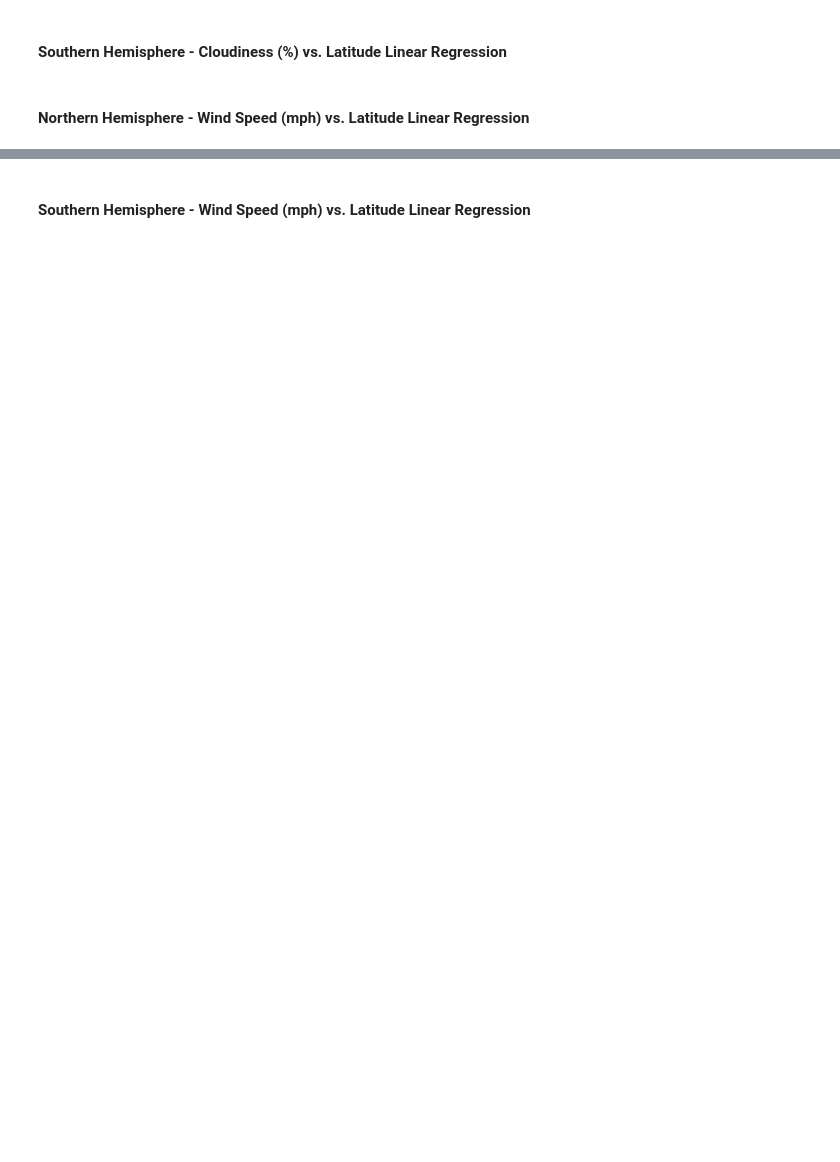
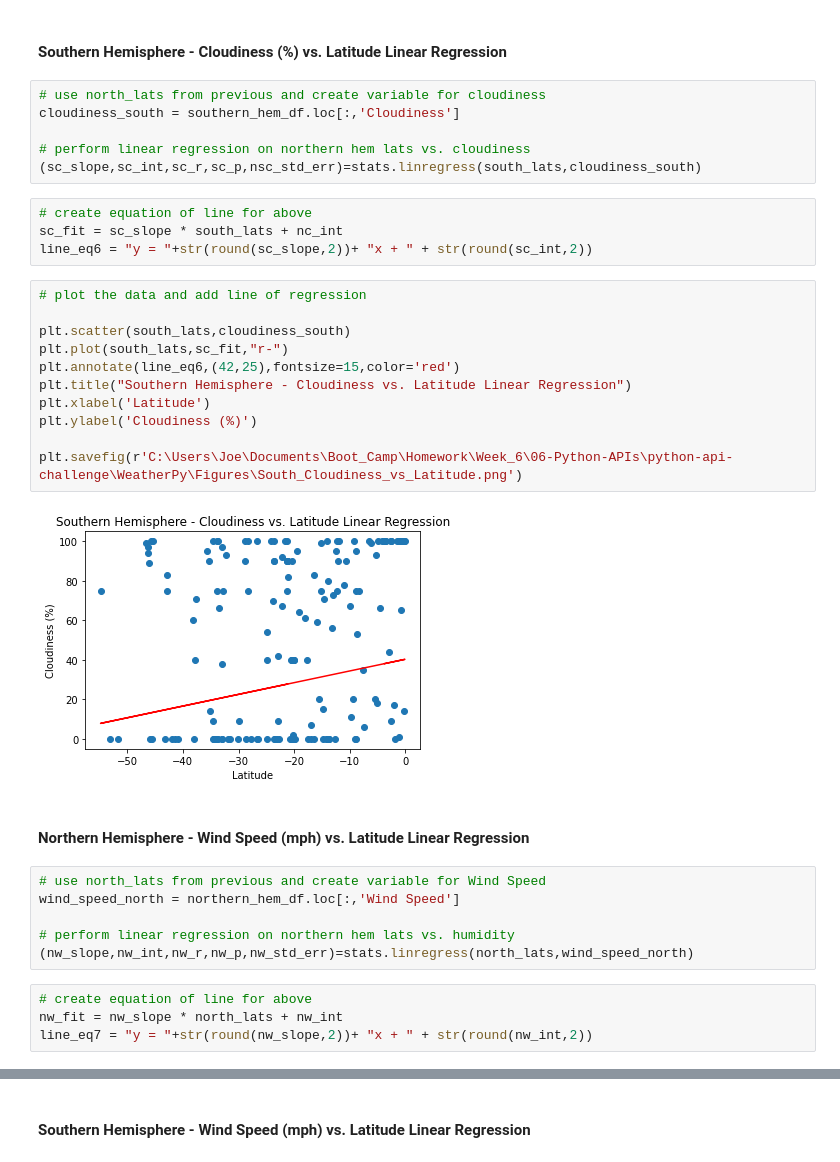
Before and after one commit to joe-m-2020/python-api-challenge, a Jupyter notebook: WeatherPy/WeatherPy.ipynb, the cells around one changed output, grey strips where cells are left out. Cells and saved outputs as stored; diff of their text form; blank space fills up the shorter version.

```diff
--- a/WeatherPy/WeatherPy.ipynb
+++ b/WeatherPy/WeatherPy.ipynb
@@ -335,4 +360,37 @@ plt.savefig(r'C:\Users\Joe\Documents\Boot_Camp\Homework\Week_6\06-Python-APIs\py
 # %% [markdown]
 ####  Southern Hemisphere - Cloudiness (%) vs. Latitude Linear Regression
+# %%
+# use north_lats from previous and create variable for cloudiness
+cloudiness_south = southern_hem_df.loc[:,'Cloudiness']
+
+# perform linear regression on northern hem lats vs. cloudiness
+(sc_slope,sc_int,sc_r,sc_p,nsc_std_err)=stats.linregress(south_lats,cloudiness_south)
+# %%
+# create equation of line for above
+sc_fit = sc_slope * south_lats + nc_int
+line_eq6 = "y = "+str(round(sc_slope,2))+ "x + " + str(round(sc_int,2))
+# %%
+# plot the data and add line of regression
+
+plt.scatter(south_lats,cloudiness_south)
+plt.plot(south_lats,sc_fit,"r-")
+plt.annotate(line_eq6,(42,25),fontsize=15,color='red')
+plt.title("Southern Hemisphere - Cloudiness vs. Latitude Linear Regression")
+plt.xlabel('Latitude')
+plt.ylabel('Cloudiness (%)')
+
+plt.savefig(r'C:\Users\Joe\Documents\Boot_Camp\Homework\Week_6\06-Python-APIs\python-api-challenge\WeatherPy\Figures\South_Cloudiness_vs_Latitude.png')
+# %% [output]
+[figure, added]
 # %% [markdown]
 ####  Northern Hemisphere - Wind Speed (mph) vs. Latitude Linear Regression
+# %%
+# use north_lats from previous and create variable for Wind Speed
+wind_speed_north = northern_hem_df.loc[:,'Wind Speed']
+
+# perform linear regression on northern hem lats vs. humidity
+(nw_slope,nw_int,nw_r,nw_p,nw_std_err)=stats.linregress(north_lats,wind_speed_north)
+# %%
+# create equation of line for above
+nw_fit = nw_slope * north_lats + nw_int
+line_eq7 = "y = "+str(round(nw_slope,2))+ "x + " + str(round(nw_int,2))
```
Also changed, not shown: parts of 11 cells of this notebook, 6 other files.
